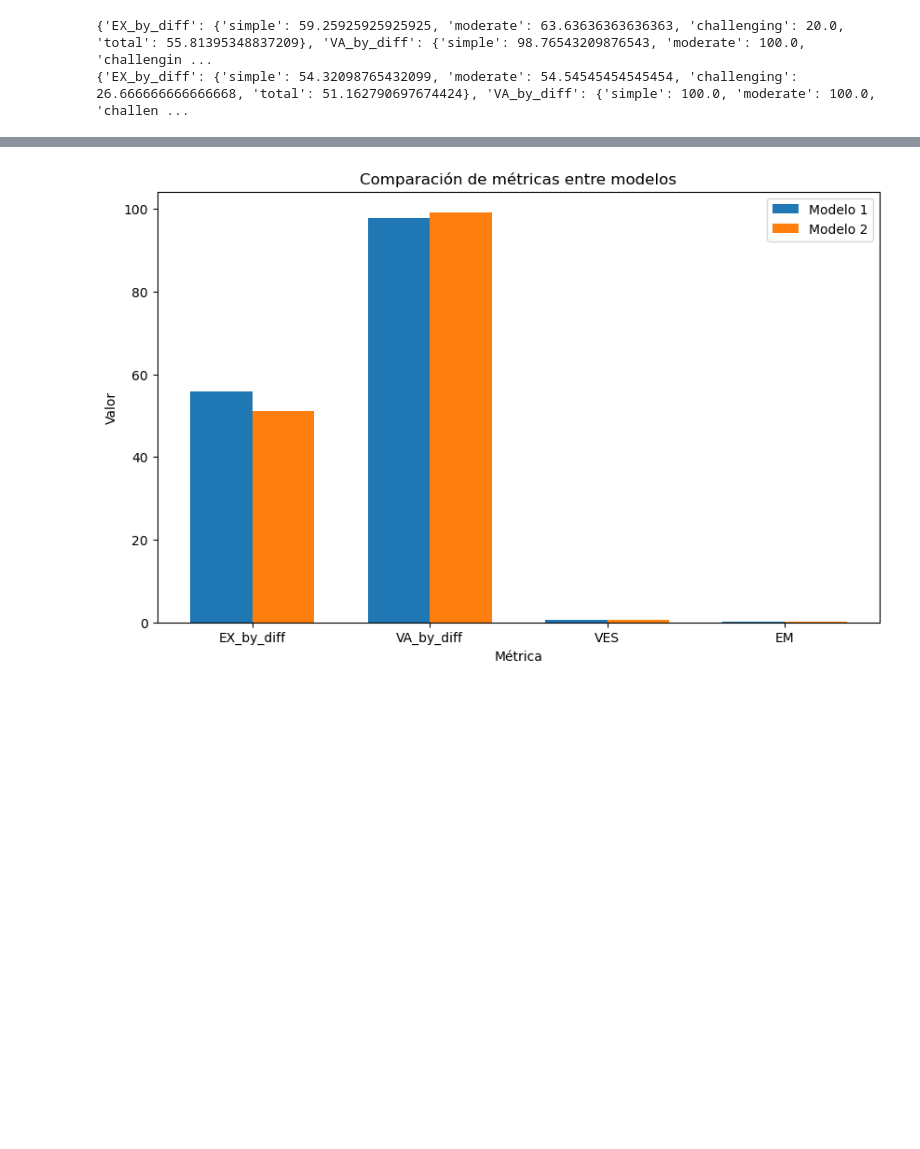
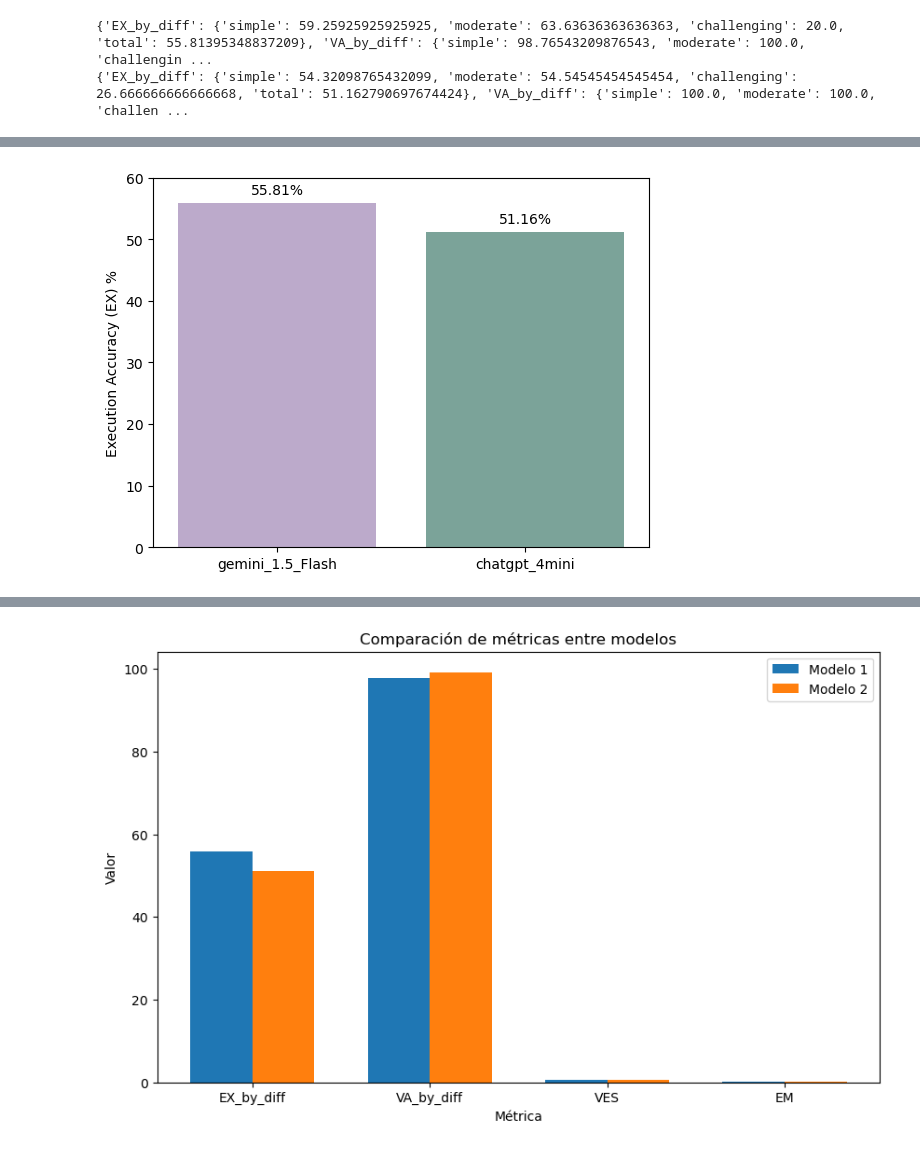
Before and after one commit to EnzoRg/text_mining, a Jupyter notebook: evaluation.ipynb, the cells around one changed output, grey strips where cells are left out. Cells and saved outputs as stored; diff of their text form; code cells hidden in the pictures; blank space fills up the shorter version.

```diff
--- a/evaluation.ipynb
+++ b/evaluation.ipynb
@@ -404,0 +469,8 @@ print(metricas_chatgpt)
+# %%
+df_gemini = crear_dataframe(metricas_gemini)
+df_gemini.head()
+df_gemini.index = ['gemini_1.5_Flash']
+# %%
+df_chatgpt = crear_dataframe(metricas_chatgpt)
+df_chatgpt.head()
+df_chatgpt.index = ['chatgpt_4mini']
@@ -404,0 +487,3 @@ print(metricas_chatgpt)
+# %%
+df_zero_shot = pd.concat([df_gemini, df_chatgpt])
+df_zero_shot
@@ -404,0 +494,15 @@ print(metricas_chatgpt)
+# %%
+import seaborn as sns
+import matplotlib.pyplot as plt
+
+colors = ['#bda5d0', '#74AA9C']
+# %%
+sns.barplot(df_zero_shot, x=df_zero_shot.index, y='total_EX', hue=df_zero_shot.index, palette=colors)
+for i, value in enumerate(df_zero_shot['total_EX']):
+    plt.annotate(f"{value:.2f}%", (i, value + 1), ha='center', va='bottom')
+plt.ylabel('Execution Accuracy (EX) %')
+plt.xlabel('')
+plt.ylim(0, 60)
+plt.show()
+# %% [output]
+[figure, added]
```
Also changed, not shown: parts of 6 cells of this notebook.
